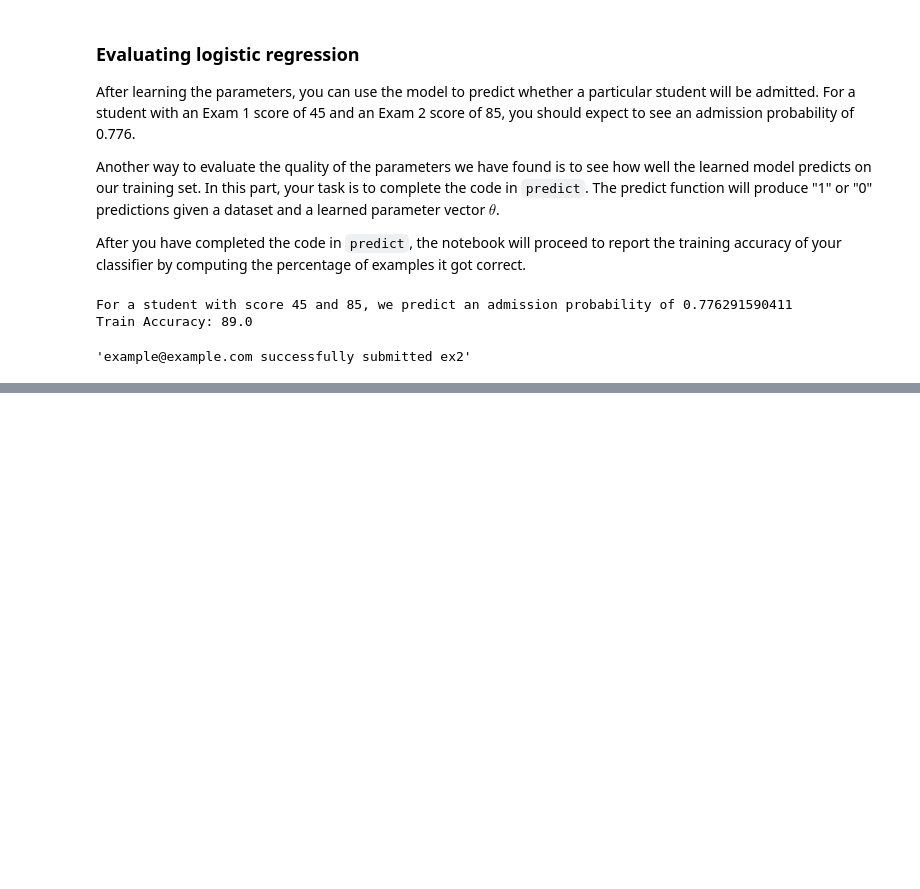
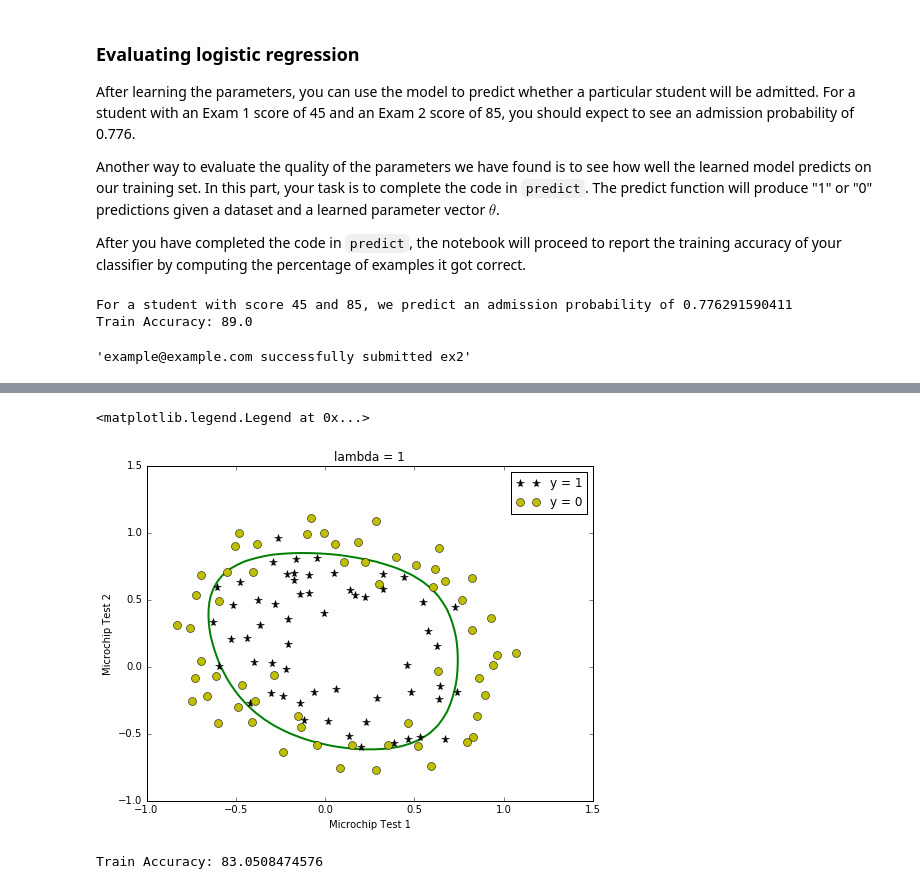
Before and after one commit to abhikpal/StanfordMachineLearning-Python, a Jupyter notebook: ex2_logistic_regression.ipynb, the cells around one changed output, grey strips where cells are left out. Drawn from its saved outputs; the diff is of its cells as text; code cells hidden in the pictures; blank space fills up the shorter version.

```diff
--- a/ex2_logistic_regression.ipynb
+++ b/ex2_logistic_regression.ipynb
@@ -512,0 +691,17 @@ submit(login_email, submission_token)
+# %%
+# Initialize fitting parameters
+initial_theta = np.zeros((X.shape[1], 1))
+
+# Set regularization parameter lambda to 1 (you should vary this)
+lmbda = 1
+
+# Set options
+options = {
+    'f': lambda t: cost_function_reg(t, X, y, lmbda)[0],
+    'x0': initial_theta,
+    'full_output': True,
+    'maxiter': 400
+}
+
+# Optimize
+theta, cost, _, _, _, _, _ = optimize.fmin_bfgs(**options)
@@ -512,0 +731,21 @@ submit(login_email, submission_token)
+# %%
+# Plot Boundary
+plt.figure(figsize=(8, 6))
+plot_decision_boundary(theta, X, y)
+plt.title('lambda = {}'.format(lmbda))
+
+# Labels and Legend
+plt.xlabel('Microchip Test 1')
+plt.ylabel('Microchip Test 2')
+
+plt.legend(['y = 1', 'y = 0'])
+# plt.savefig('./figs/ex2_fig4.png')
+# %% [output]
+<matplotlib.legend.Legend at 0x...>
+[figure, added]
+# %%
+# Compute accuracy on our training set
+p = predict(theta, X)
+print('Train Accuracy: {}'.format(np.mean(np.double(p == y)*100)))
+# %% [output]
+Train Accuracy: 83.0508474576
```
Also changed, not shown: parts of 27 cells of this notebook, 3 other files.
